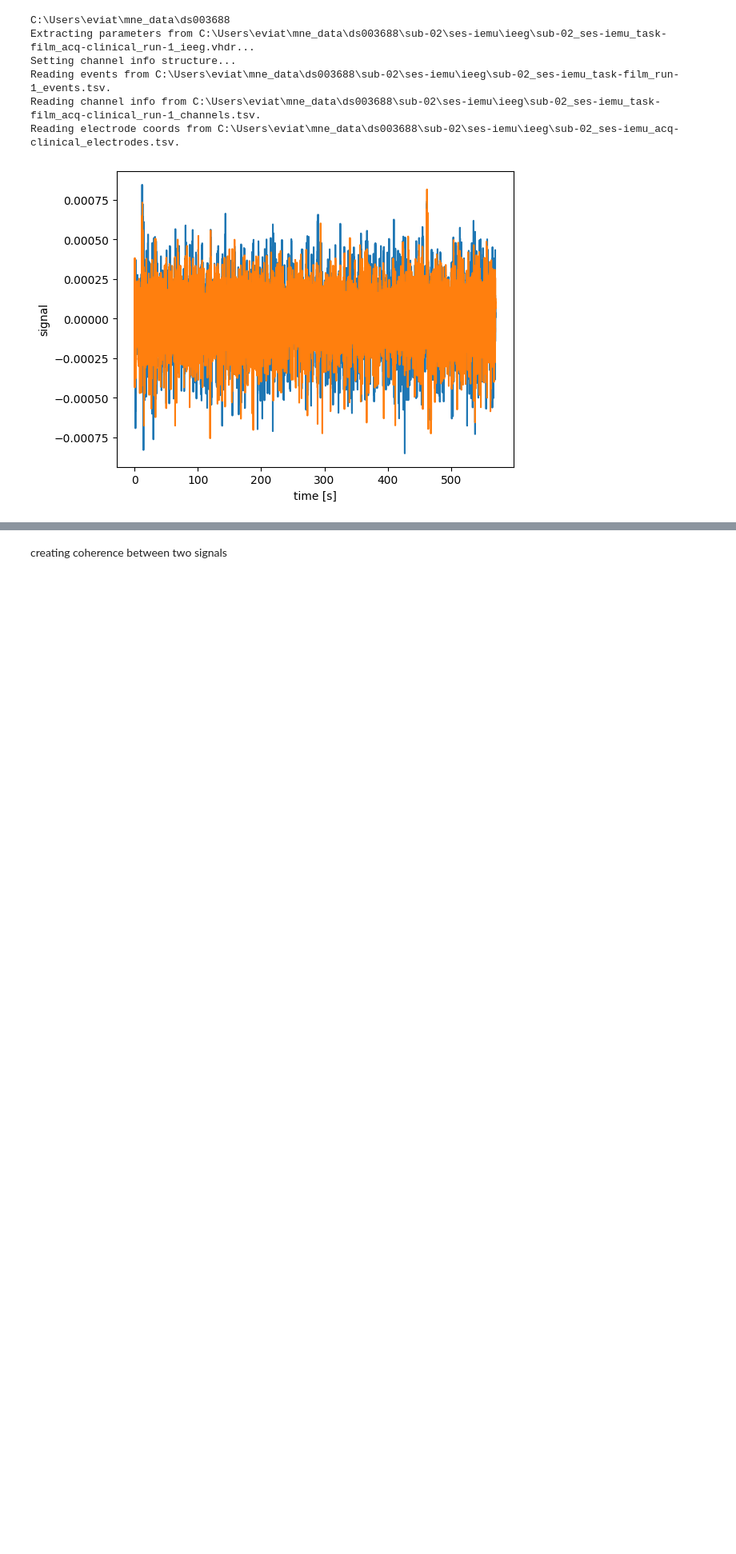
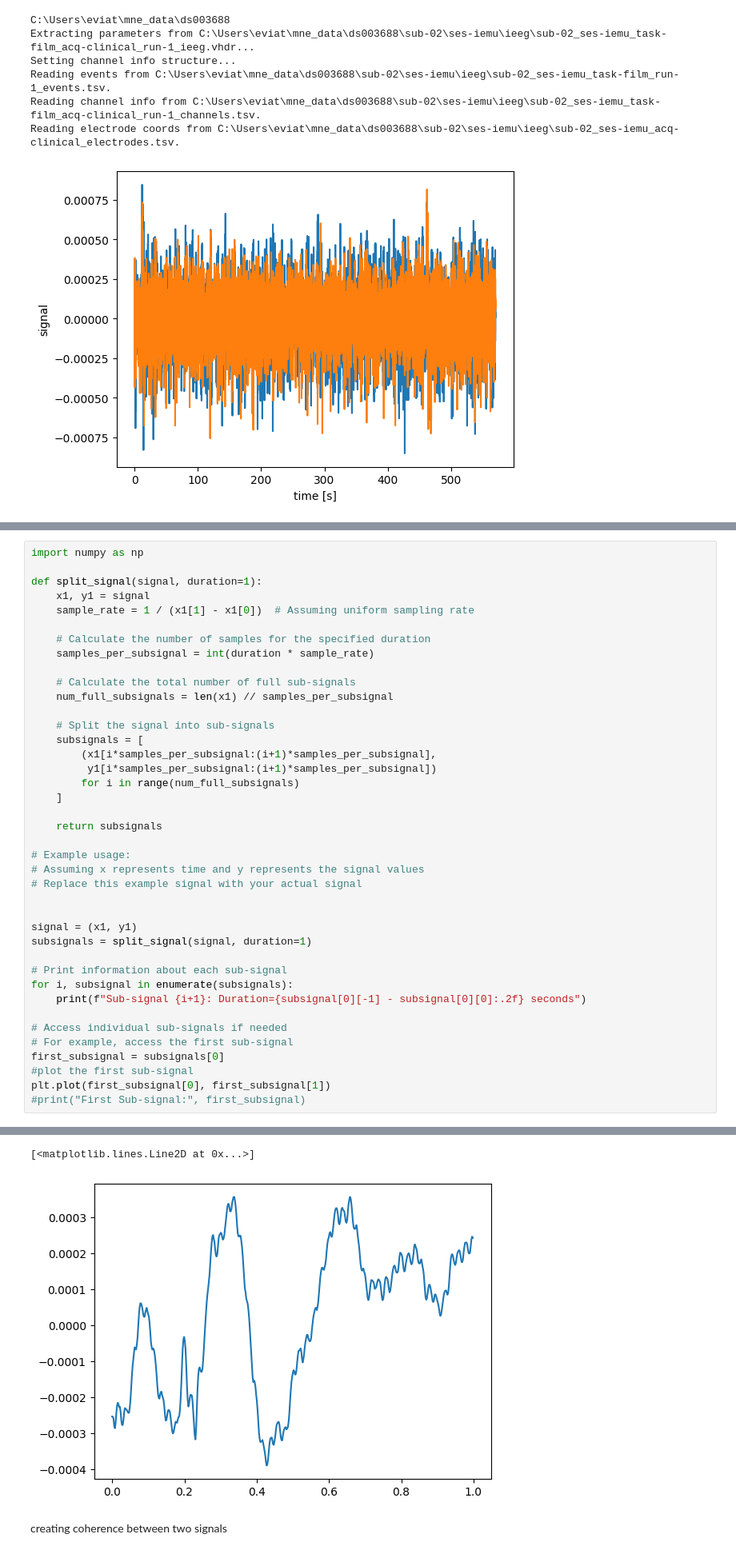
Before and after one commit to eviatar988/brainProj, a Jupyter notebook: mainJupiter.ipynb, the cells around one changed output, grey strips where cells are left out. Shown at 80% size. Saved outputs shown, nothing was run; the diff lists cells and outputs as text; blank space fills up the shorter version.

Commit message:
split func

```diff
--- a/mainJupiter.ipynb
+++ b/mainJupiter.ipynb
@@ -51,0 +54,41 @@ Reading electrode coords from C:\Users\eviat\mne_data\ds003688\sub-02\ses-iemu\i
+# %%
+import numpy as np
+
+def split_signal(signal, duration=1):
+    x1, y1 = signal
+    sample_rate = 1 / (x1[1] - x1[0])  # Assuming uniform sampling rate
+
+    # Calculate the number of samples for the specified duration
+    samples_per_subsignal = int(duration * sample_rate)
+
+    # Calculate the total number of full sub-signals
+    num_full_subsignals = len(x1) // samples_per_subsignal
+
+    # Split the signal into sub-signals
+    subsignals = [
+        (x1[i*samples_per_subsignal:(i+1)*samples_per_subsignal],
+         y1[i*samples_per_subsignal:(i+1)*samples_per_subsignal])
+        for i in range(num_full_subsignals)
+    ]
+
+    return subsignals
+
+# Example usage:
+# Assuming x represents time and y represents the signal values
+# Replace this example signal with your actual signal
+
+
+signal = (x1, y1)
+subsignals = split_signal(signal, duration=1)
+
+# Print information about each sub-signal
+for i, subsignal in enumerate(subsignals):
+    print(f"Sub-signal {i+1}: Duration={subsignal[0][-1] - subsignal[0][0]:.2f} seconds")
+
+# Access individual sub-signals if needed
+# For example, access the first sub-signal
+first_subsignal = subsignals[0]
+#plot the first sub-signal
+plt.plot(first_subsignal[0], first_subsignal[1])
+#print("First Sub-signal:", first_subsignal)
+# %% [output]
@@ -52,3 +112,5 @@ Reading electrode coords from C:\Users\eviat\mne_data\ds003688\sub-02\ses-iemu\i
+[<matplotlib.lines.Line2D at 0x...>]
+[figure, added]
 # %% [markdown]
 creating coherence between two signals
 # %%
```
Also changed, not shown: parts of 2 cells of this notebook.
